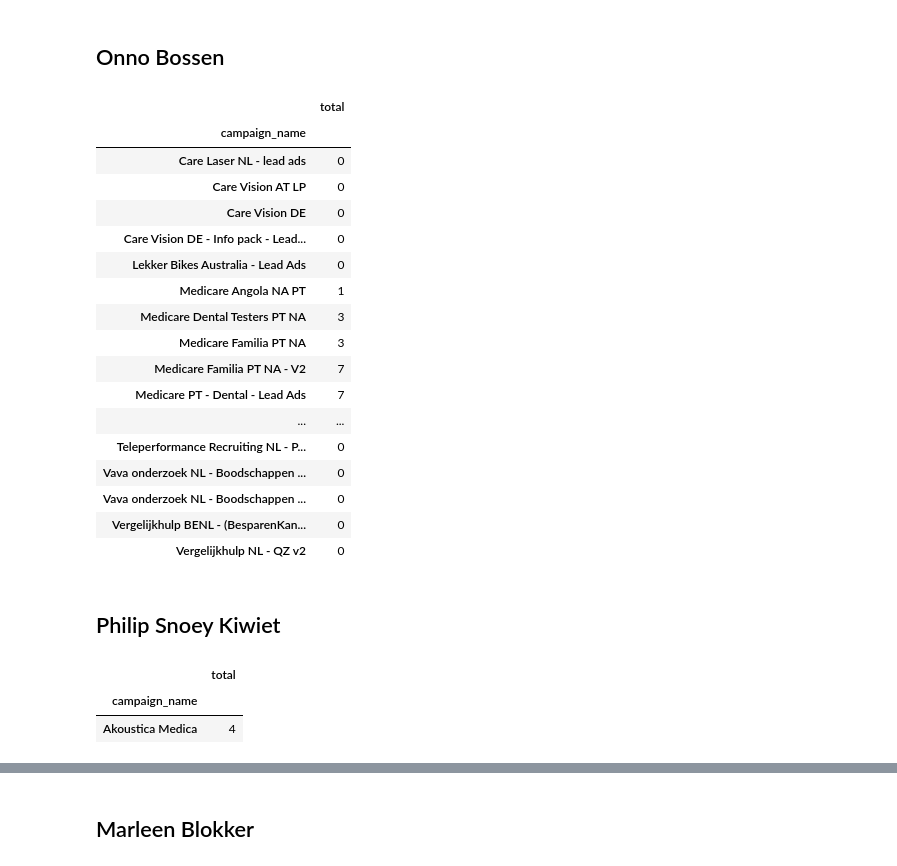
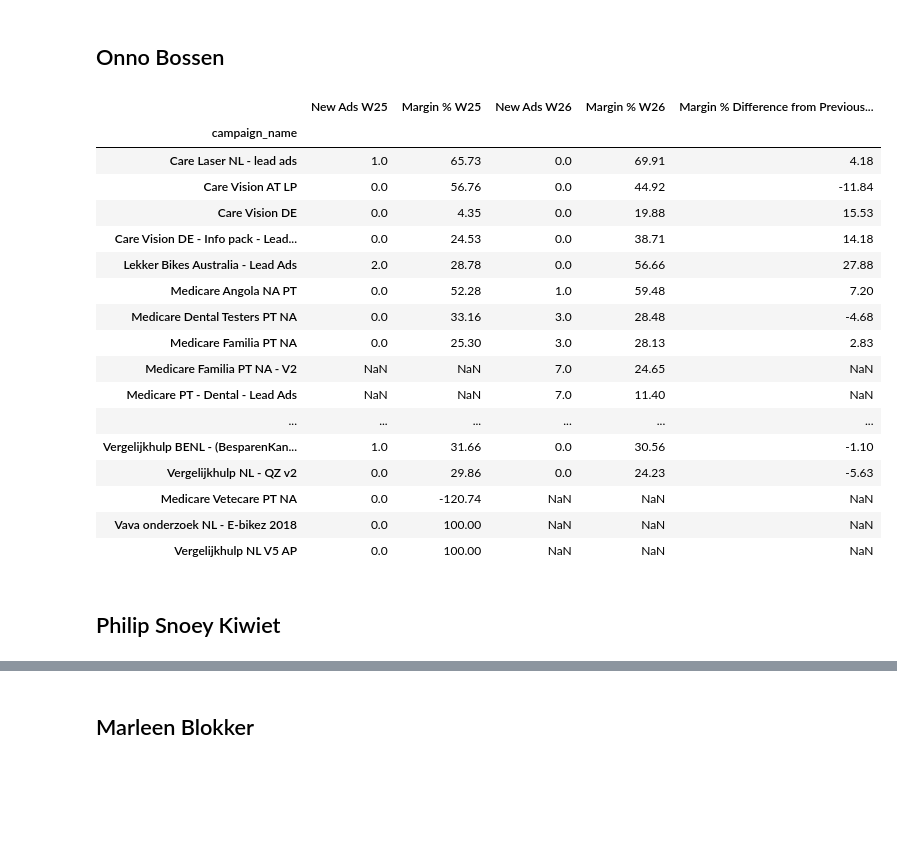
Before and after one commit to dirtyjackeen/GIT, a Jupyter notebook: New Ads 26.ipynb, the cells around one changed output, grey strips where cells are left out. Cells and saved outputs as stored; diff of their text form; code cells hidden in the pictures; blank space fills up the shorter version.

```diff
--- a/New Ads 26.ipynb
+++ b/New Ads 26.ipynb
@@ -179,35 +286,42 @@ df_robin
 # %% [markdown]
 ## Onno Bossen
-# %%
-df_onno=df_onno.groupby(by=['campaign_name']).sum()
-df_onno=df_onno[["total"]]
-df_onno
-# %% [output]
-|  | total |
-| campaign_name |  |
-| Care Laser NL - lead ads | 0 |
-| Care Vision AT LP | 0 |
-| Care Vision DE | 0 |
-| Care Vision DE - Info pack - Lead... | 0 |
-| Lekker Bikes Australia - Lead Ads | 0 |
-| Medicare Angola NA PT | 1 |
-| Medicare Dental Testers PT NA | 3 |
-| Medicare Familia PT NA | 3 |
-| Medicare Familia PT NA - V2 | 7 |
-| Medicare PT - Dental - Lead Ads | 7 |
-| ... | ... |
-| Teleperformance Recruiting NL - P... | 0 |
-| Vava onderzoek NL - Boodschappen ... | 0 |
-| Vava onderzoek NL - Boodschappen ... | 0 |
-| Vergelijkhulp BENL - (BesparenKan... | 0 |
-| Vergelijkhulp NL - QZ v2 | 0 |
+# %%
+df_onno1=df_new.loc[df_new["marketer_name"]=="Onno Bossen"]
+df_onno1=df_onno1.groupby(by=['campaign_name']).sum()
+df_onno1["margin %"] = df_onno1.apply(woo, axis=1)
+df_onno1["margin %"] = df_onno1["margin %"].round(2)
+
+df_onno2=df_prev.loc[df_prev["marketer_name"]=="Onno Bossen"]
+df_onno2=df_onno2.groupby(by=['campaign_name']).sum()
+df_onno2["margin %"] = df_onno2.apply(woo, axis=1)
+df_onno2["margin %"] = df_onno2["margin %"].round(2)
+
+df_onno = df_onno1.merge(df_onno2, how ="outer", on = ["campaign_name"])
+df_onno = df_onno[["total_y","margin %_y","total_x","margin %_x"]]
+df_onno = df_onno.rename(index=str, columns={"total_y": "New Ads W25", "margin %_y": "Margin % W25", "total_x": "New Ads W26",
+                                      "margin %_x": "Margin % W26"})
+
+df_onno["Margin % Difference from Previous Week"]=df_onno["Margin % W26"]-(df_onno["Margin % W25"])
+
+df_onno
+# %% [output]
+|  | New Ads W25 | Margin % W25 | New Ads W26 | Margin % W26 | Margin % Difference from Previous... |
+| campaign_name |  |  |  |  |  |
+| Care Laser NL - lead ads | 1.0 | 65.73 | 0.0 | 69.91 | 4.18 |
+| Care Vision AT LP | 0.0 | 56.76 | 0.0 | 44.92 | -11.84 |
+| Care Vision DE | 0.0 | 4.35 | 0.0 | 19.88 | 15.53 |
+| Care Vision DE - Info pack - Lead... | 0.0 | 24.53 | 0.0 | 38.71 | 14.18 |
+| Lekker Bikes Australia - Lead Ads | 2.0 | 28.78 | 0.0 | 56.66 | 27.88 |
+| Medicare Angola NA PT | 0.0 | 52.28 | 1.0 | 59.48 | 7.20 |
+| Medicare Dental Testers PT NA | 0.0 | 33.16 | 3.0 | 28.48 | -4.68 |
+| Medicare Familia PT NA | 0.0 | 25.30 | 3.0 | 28.13 | 2.83 |
+| Medicare Familia PT NA - V2 | NaN | NaN | 7.0 | 24.65 | NaN |
+| Medicare PT - Dental - Lead Ads | NaN | NaN | 7.0 | 11.40 | NaN |
+| ... | ... | ... | ... | ... | ... |
+| Vergelijkhulp BENL - (BesparenKan... | 1.0 | 31.66 | 0.0 | 30.56 | -1.10 |
+| Vergelijkhulp NL - QZ v2 | 0.0 | 29.86 | 0.0 | 24.23 | -5.63 |
+| Medicare Vetecare PT NA | 0.0 | -120.74 | NaN | NaN | NaN |
+| Vava onderzoek NL - E-bikez 2018 | 0.0 | 100.00 | NaN | NaN | NaN |
+| Vergelijkhulp NL V5 AP | 0.0 | 100.00 | NaN | NaN | NaN |
 # %% [markdown]
 ## Philip Snoey Kiwiet
-# %%
-df_philip=df_philip.groupby(by=['campaign_name']).sum()
-df_philip=df_philip[["total"]]
-df_philip
-# %% [output]
-|  | total |
-| campaign_name |  |
-| Akoustica Medica | 4 |
```
Also changed, not shown: parts of 23 cells of this notebook.
